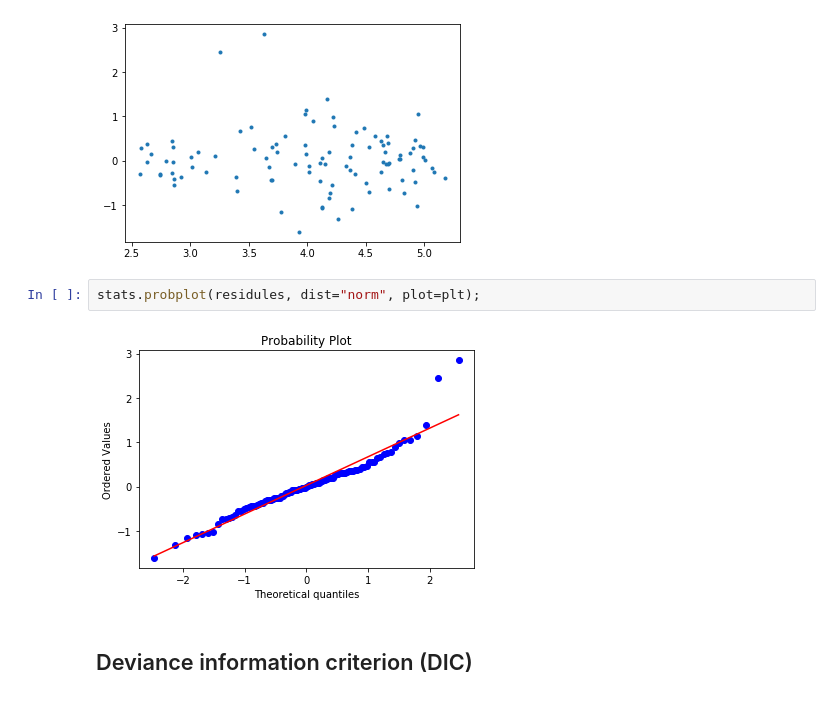
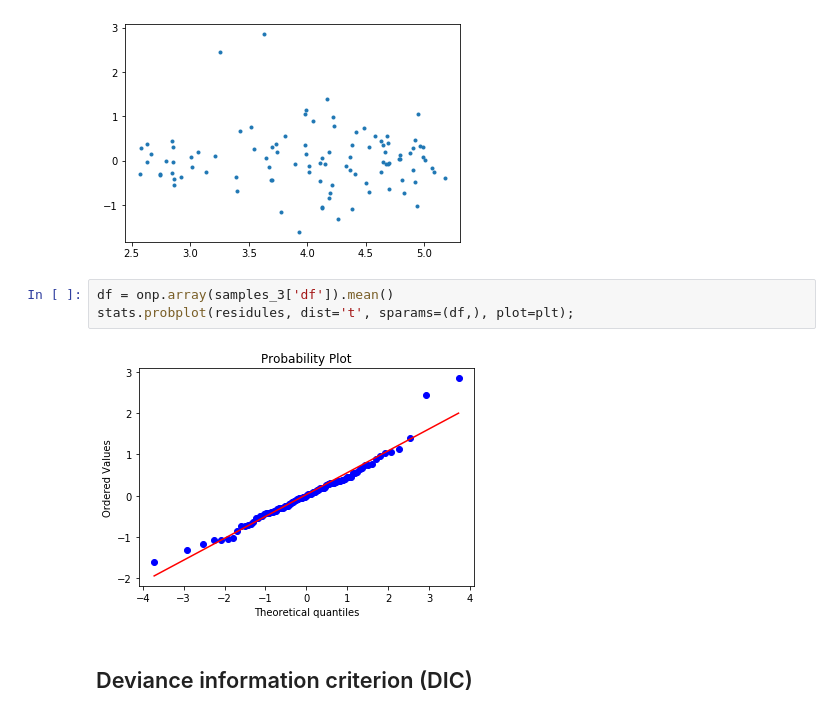
Before and after one commit to bdhammel/bayesian-notes, a Jupyter notebook: bayesian-stats-techniques-and-models/lesson7.ipynb, the cells around one changed output. Drawn from its saved outputs; the diff is of its cells as text.

Commit message:
Fix qqplot for T dist in Lesson 7

```diff
--- a/bayesian-stats-techniques-and-models/lesson7.ipynb
+++ b/bayesian-stats-techniques-and-models/lesson7.ipynb
@@ -315,8 +315,9 @@ plt.plot(y_hat, residules, '.');
 # %% [output]
 [figure]
 # %%
-stats.probplot(residules, dist="norm", plot=plt);
+df = onp.array(samples_3['df']).mean()
+stats.probplot(residules, dist='t', sparams=(df,), plot=plt);
 # %% [output]
-[figure, old version]
+[figure, new version]
 # %% [markdown]
 ## Deviance information criterion (DIC)
```
Also changed, not shown: parts of 1 cell of this notebook.
